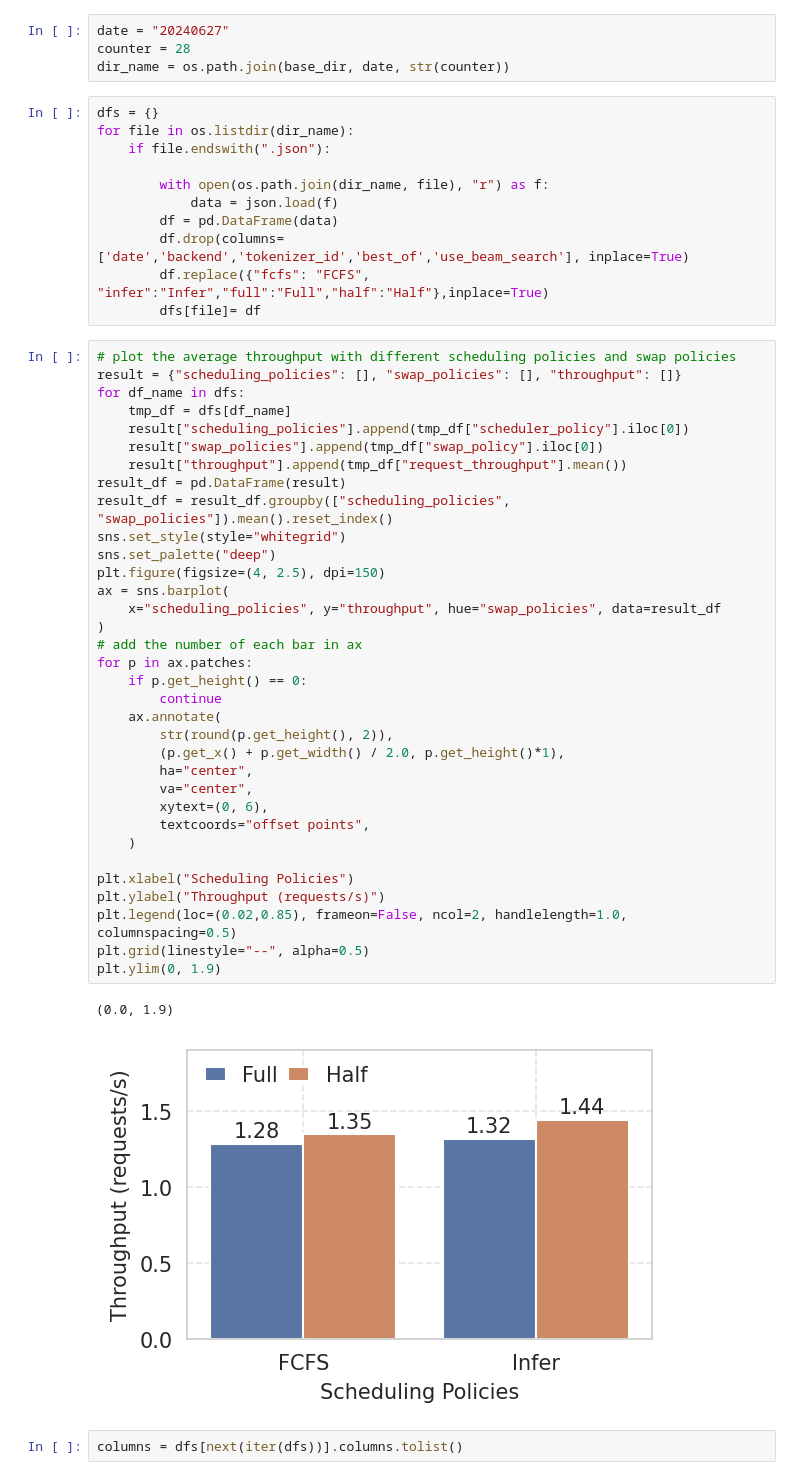
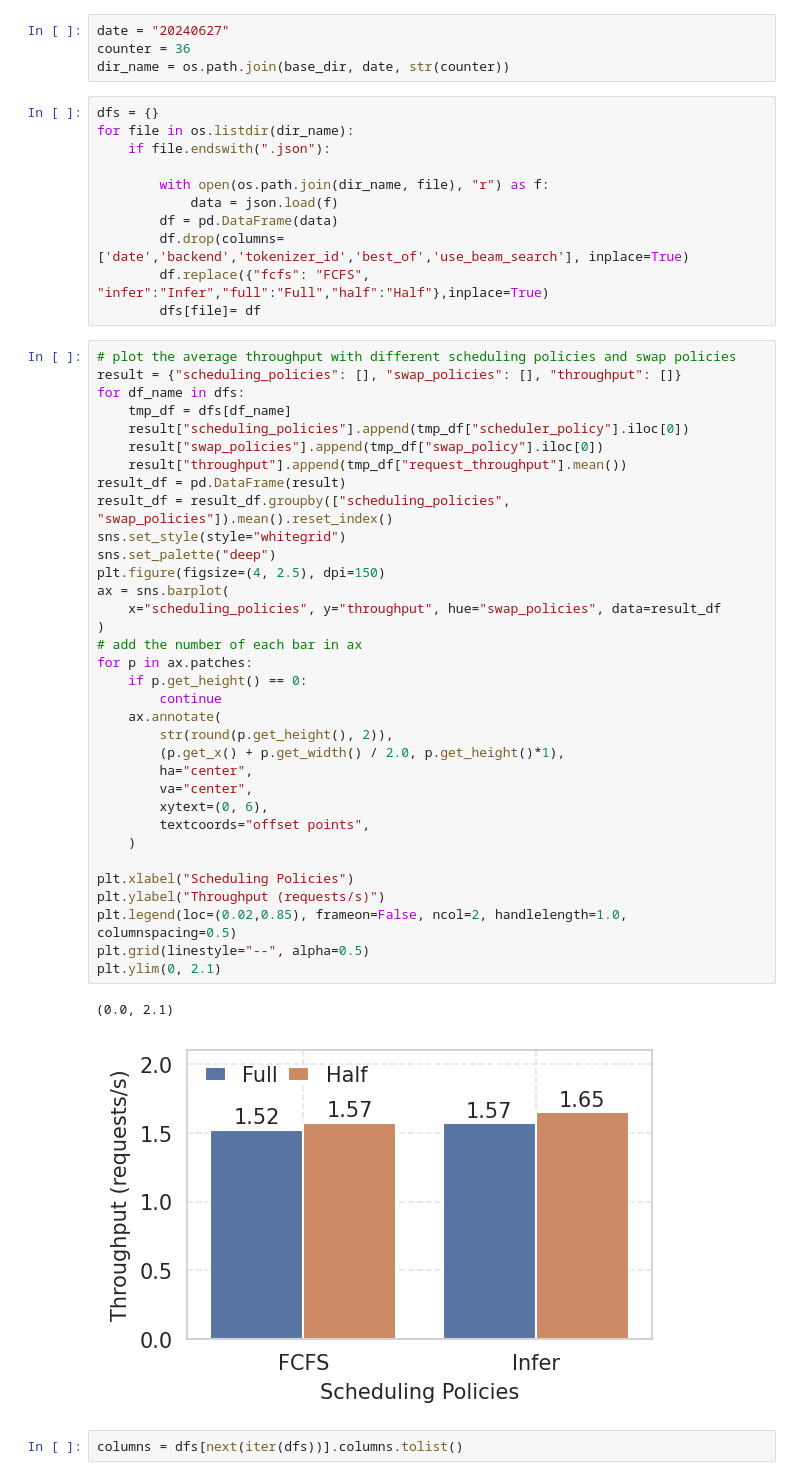
Before and after one commit to chengzhi-lu/vllm, a Jupyter notebook: benchmarks/result/analysis/result_analysis.ipynb, the cells around one changed output. Saved outputs shown, nothing was run; the diff lists cells and outputs as text.

```diff
--- a/benchmarks/result/analysis/result_analysis.ipynb
+++ b/benchmarks/result/analysis/result_analysis.ipynb
@@ -8,7 +8,7 @@ import json
 base_dir="/root/vllm/benchmarks/result"
 # %%
 date = "20240627"
-counter = 28
+counter = 36
 dir_name = os.path.join(base_dir, date, str(counter))
 # %%
 dfs = {}
@@ -28,36 +28,36 @@ for df_name in dfs:
     tmp_df = dfs[df_name]
     result["scheduling_policies"].append(tmp_df["scheduler_policy"].iloc[0])
     result["swap_policies"].append(tmp_df["swap_policy"].iloc[0])
     result["throughput"].append(tmp_df["request_throughput"].mean())
 result_df = pd.DataFrame(result)
 result_df = result_df.groupby(["scheduling_policies", "swap_policies"]).mean().reset_index()
 sns.set_style(style="whitegrid")
 sns.set_palette("deep")
 plt.figure(figsize=(4, 2.5), dpi=150)
 ax = sns.barplot(
     x="scheduling_policies", y="throughput", hue="swap_policies", data=result_df
 )
 # add the number of each bar in ax
 for p in ax.patches:
     if p.get_height() == 0:
         continue
     ax.annotate(
         str(round(p.get_height(), 2)),
         (p.get_x() + p.get_width() / 2.0, p.get_height()*1),
         ha="center",
         va="center",
         xytext=(0, 6),
         textcoords="offset points",
     )
 
 plt.xlabel("Scheduling Policies")
 plt.ylabel("Throughput (requests/s)")
 plt.legend(loc=(0.02,0.85), frameon=False, ncol=2, handlelength=1.0, columnspacing=0.5)
 plt.grid(linestyle="--", alpha=0.5)
-plt.ylim(0, 1.9)
+plt.ylim(0, 2.1)
 # %% [output]
-(0.0, 1.9)
+(0.0, 2.1)
-[figure, old version]
+[figure, new version]
 # %%
 columns = dfs[next(iter(dfs))].columns.tolist()
 # %%
```
Also changed, not shown: parts of 6 cells of this notebook, 3 other files.
